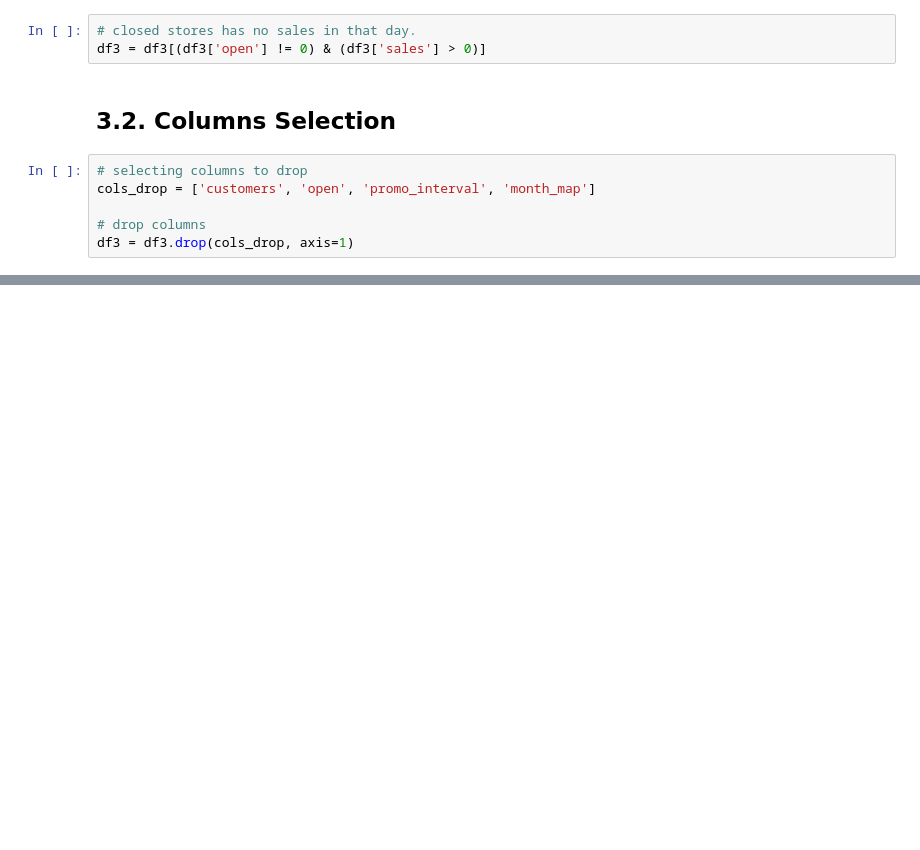
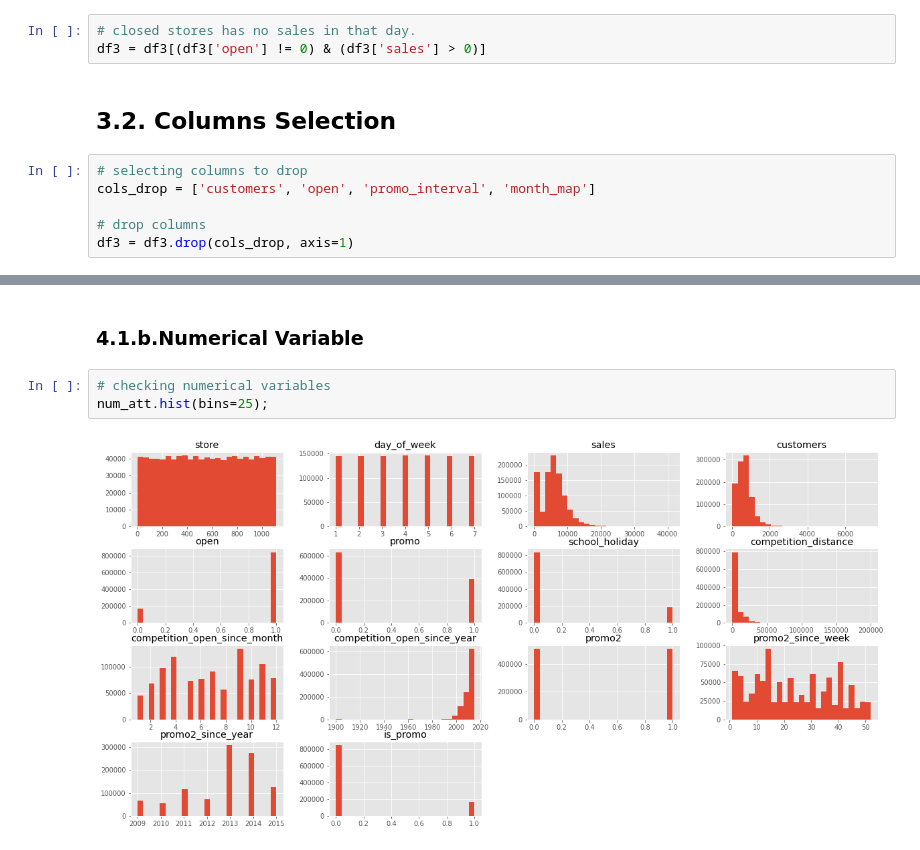
Before and after one commit to vfamim/Rossman-Sales, a Jupyter notebook: notebook/c01_01_Rossman.ipynb, the cells around one changed output, grey strips where cells are left out. Drawn from its saved outputs; the diff is of its cells as text; blank space fills up the shorter version.

```diff
--- a/notebook/c01_01_Rossman.ipynb
+++ b/notebook/c01_01_Rossman.ipynb
@@ -507,0 +532,7 @@ df3 = df3.drop(cols_drop, axis=1)
+# %% [markdown]
+### 4.1.b.Numerical Variable
+# %%
+# checking numerical variables
+num_att.hist(bins=25);
+# %% [output]
+[figure, added]
```
Also changed, not shown: parts of 12 cells of this notebook, 2 other files.
